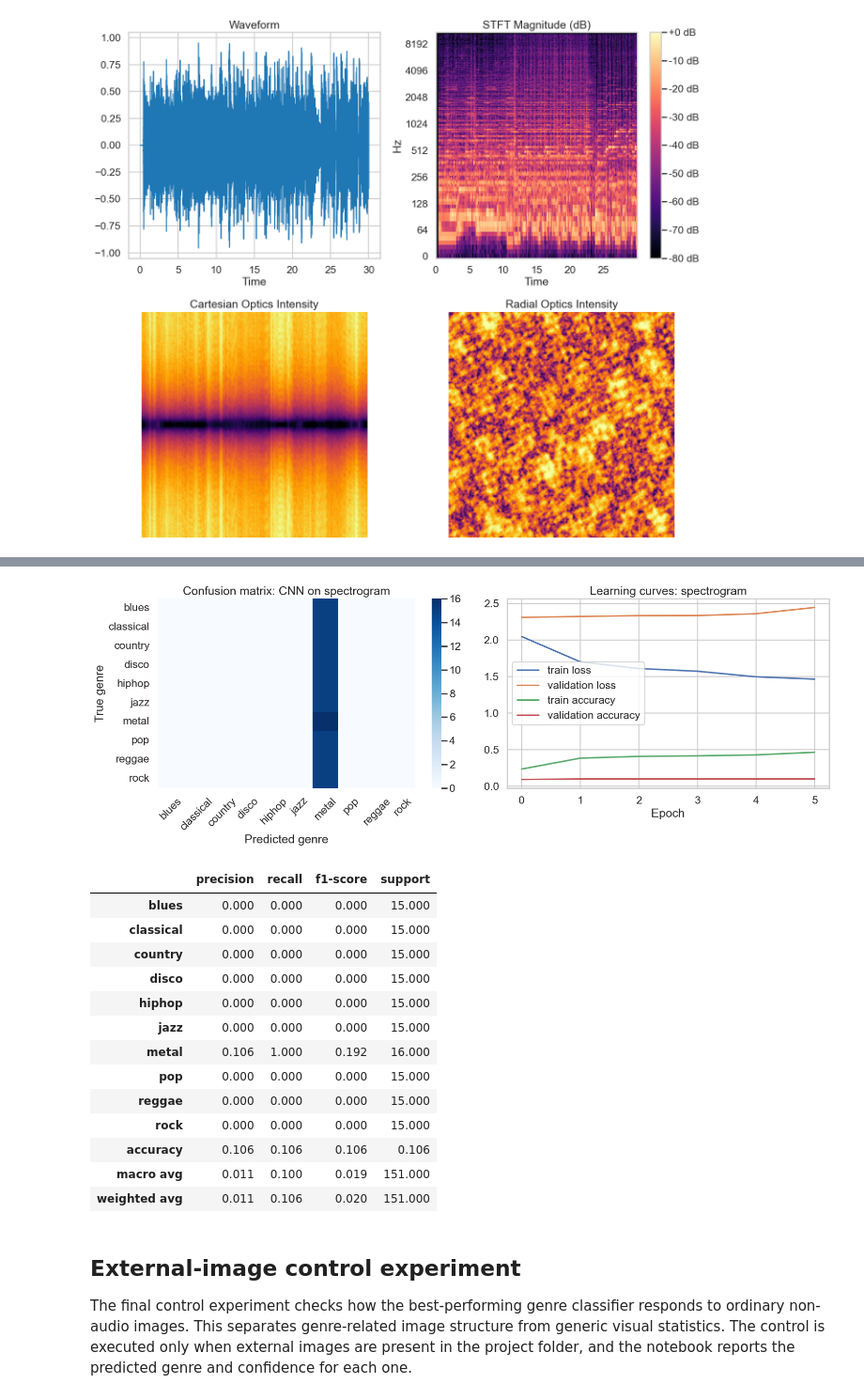
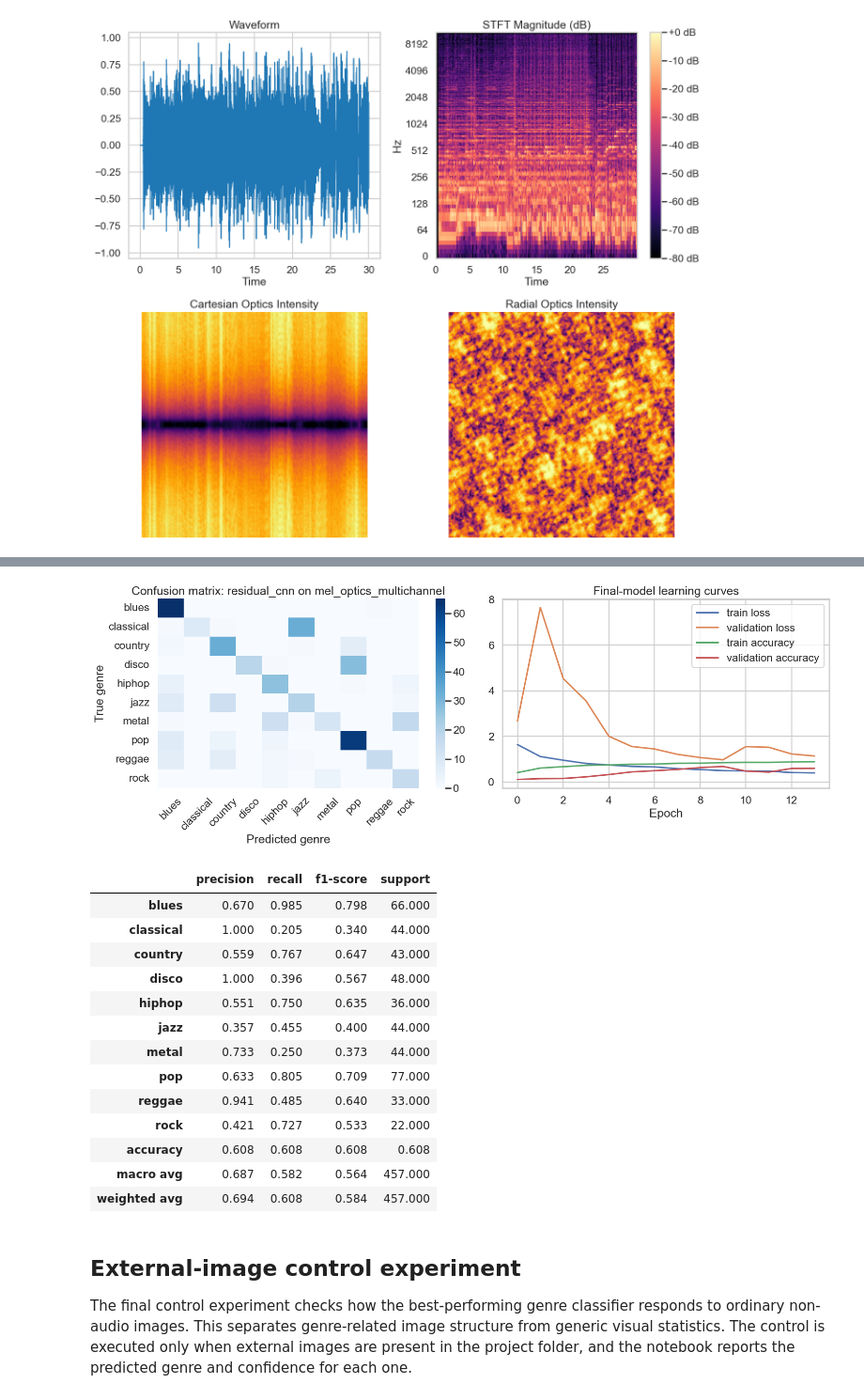
Before and after one commit to ismellpillows/computationalopticsfourier, a Jupyter notebook: audio_optics_genre_research.ipynb, the cells around one changed output, grey strips where cells are left out. Shown at 94% size. Cells and saved outputs as stored; diff of their text form; code cells hidden in the pictures.

```diff
--- a/audio_optics_genre_research.ipynb
+++ b/audio_optics_genre_research.ipynb
@@ -566,16 +826,22 @@ The bar chart below summarizes the held-out test performance of the CNN on each
 # %%
-if not results_df.empty:
-    fig, axes = plt.subplots(1, 2, figsize=(14, 5))
-    sns.barplot(data=results_df, x='representation', y='macro_f1', ax=axes[0], palette='magma')
-    axes[0].set_title('CNN macro F1 by representation')
+if not search_results_df.empty:
+    fig, axes = plt.subplots(1, 2, figsize=(15, 5))
+    sns.barplot(data=search_results_df, x='representation', y='macro_f1', hue='model', ax=axes[0], palette='magma')
+    axes[0].set_title('Model-selection macro F1')
     axes[0].set_ylim(0, 1)
-    axes[0].tick_params(axis='x', rotation=15)
+    axes[0].tick_params(axis='x', rotation=20)
+    axes[0].legend(loc='upper right')
 
-    sns.barplot(data=results_df, x='representation', y='test_accuracy', ax=axes[1], palette='viridis')
-    axes[1].set_title('CNN accuracy by representation')
+    sns.barplot(data=search_results_df, x='representation', y='test_accuracy', hue='model', ax=axes[1], palette='viridis')
+    axes[1].set_title('Model-selection accuracy')
     axes[1].set_ylim(0, 1)
-    axes[1].tick_params(axis='x', rotation=15)
+    axes[1].tick_params(axis='x', rotation=20)
+    axes[1].legend(loc='upper right')
 
     plt.tight_layout()
     plt.show()
+
+    best_selection = search_results_df.iloc[0]
+    print('Selected representation:', best_selection['representation'])
+    print('Selected model:', best_selection['model'])
 # %% [output]
@@ -583,45 +851,45 @@ if not results_df.empty:
 # %%
-if reports:
-    best_representation = results_df.iloc[0]['representation']
-    best_report = reports[best_representation]
-    cm = best_report['confusion_matrix']
+if not search_results_df.empty:
+    best_selection = search_results_df.iloc[0]
+    final_result = train_final_model_from_selection(window_image_dataset, best_selection, epochs=FINAL_EPOCHS, batch_size=32)
+    cm = final_result['confusion_matrix']
+    history_df = pd.DataFrame(final_result['history'])
 
     fig, axes = plt.subplots(1, 2, figsize=(16, 6))
     sns.heatmap(cm, annot=False, cmap='Blues', xticklabels=GENRES, yticklabels=GENRES, ax=axes[0])
-    axes[0].set_title(f'Confusion matrix: CNN on {best_representation}')
+    axes[0].set_title(f"Confusion matrix: {final_result['model_name']} on {final_result['representation']}")
     axes[0].set_xlabel('Predicted genre')
     axes[0].set_ylabel('True genre')
     axes[0].tick_params(axis='x', rotation=45)
 
-    history_df = pd.DataFrame(best_report['history'])
     axes[1].plot(history_df['loss'], label='train loss')
     axes[1].plot(history_df['val_loss'], label='validation loss')
     axes[1].plot(history_df['accuracy'], label='train accuracy')
     axes[1].plot(history_df['val_accuracy'], label='validation accuracy')
-    axes[1].set_title(f'Learning curves: {best_representation}')
+    axes[1].set_title('Final-model learning curves')
     axes[1].set_xlabel('Epoch')
     axes[1].legend()
 
     plt.tight_layout()
     plt.show()
 
-    display(pd.DataFrame(best_report['classification_report']).T.round(3))
+    display(pd.DataFrame(final_result['classification_report']).T.round(3))
 # %% [output]
-[figure, old version]
+[figure, new version]
 |  | precision | recall | f1-score | support |
-| blues | 0.000 | 0.000 | 0.000 | 15.000 |
-| classical | 0.000 | 0.000 | 0.000 | 15.000 |
-| country | 0.000 | 0.000 | 0.000 | 15.000 |
-| disco | 0.000 | 0.000 | 0.000 | 15.000 |
-| hiphop | 0.000 | 0.000 | 0.000 | 15.000 |
-| jazz | 0.000 | 0.000 | 0.000 | 15.000 |
-| metal | 0.106 | 1.000 | 0.192 | 16.000 |
-| pop | 0.000 | 0.000 | 0.000 | 15.000 |
-| reggae | 0.000 | 0.000 | 0.000 | 15.000 |
-| rock | 0.000 | 0.000 | 0.000 | 15.000 |
-| accuracy | 0.106 | 0.106 | 0.106 | 0.106 |
-| macro avg | 0.011 | 0.100 | 0.019 | 151.000 |
-| weighted avg | 0.011 | 0.106 | 0.020 | 151.000 |
+| blues | 0.670 | 0.985 | 0.798 | 66.000 |
+| classical | 1.000 | 0.205 | 0.340 | 44.000 |
+| country | 0.559 | 0.767 | 0.647 | 43.000 |
+| disco | 1.000 | 0.396 | 0.567 | 48.000 |
+| hiphop | 0.551 | 0.750 | 0.635 | 36.000 |
+| jazz | 0.357 | 0.455 | 0.400 | 44.000 |
+| metal | 0.733 | 0.250 | 0.373 | 44.000 |
+| pop | 0.633 | 0.805 | 0.709 | 77.000 |
+| reggae | 0.941 | 0.485 | 0.640 | 33.000 |
+| rock | 0.421 | 0.727 | 0.533 | 22.000 |
+| accuracy | 0.608 | 0.608 | 0.608 | 0.608 |
+| macro avg | 0.687 | 0.582 | 0.564 | 457.000 |
+| weighted avg | 0.694 | 0.608 | 0.584 | 457.000 |
 # %% [markdown]
 ## External-image control experiment
 
```
Also changed, not shown: parts of 13 cells of this notebook, 3 other files.
